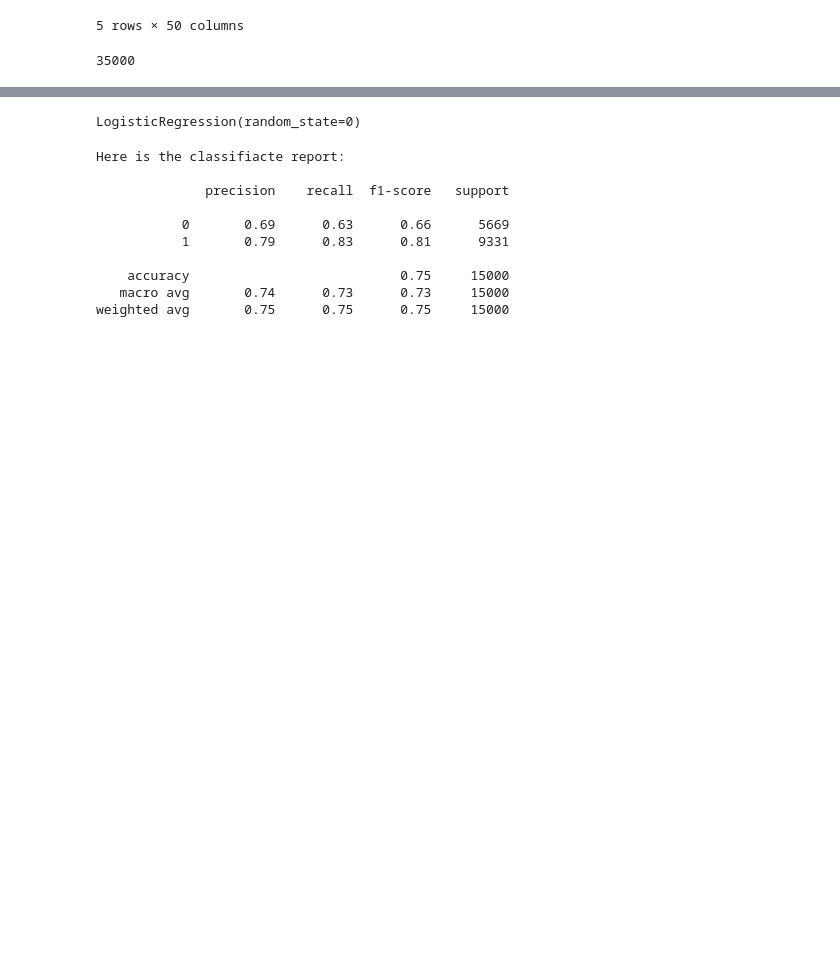
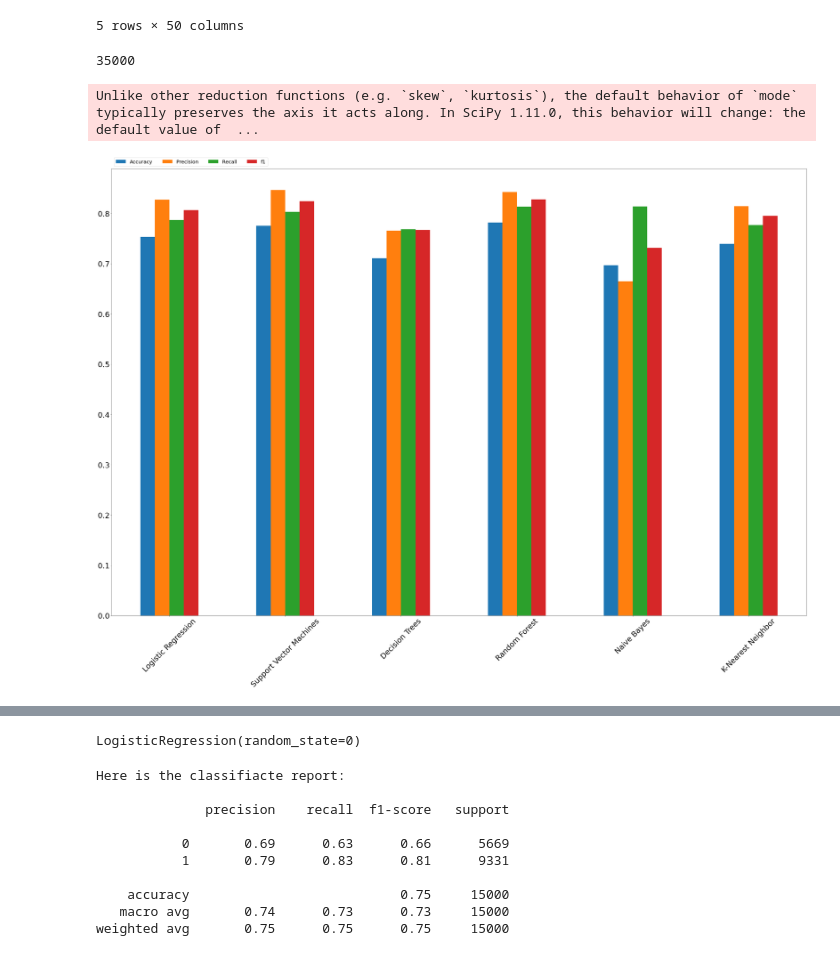
Before and after one commit to abhishekambast/Strategic-Subscription-Projection, a Jupyter notebook: Customers_subscription.ipynb, the cells around one changed output, grey strips where cells are left out. Saved outputs shown, nothing was run; the diff lists cells and outputs as text; code cells hidden in the pictures; blank space fills up the shorter version.

```diff
--- a/Customers_subscription.ipynb
+++ b/Customers_subscription.ipynb
@@ -471,3 +471,67 @@ sc=StandardScaler()
 X_train2=pd.DataFrame(sc.fit_transform(X_train)) #sc return a numpy array
 # %%
 X_test2=pd.DataFrame(sc.transform(X_test))
+# %%
+from sklearn.metrics import f1_score,accuracy_score,precision_score,recall_score
+models = {}
+
+# Logistic Regression
+from sklearn.linear_model import LogisticRegression
+models['Logistic Regression'] = LogisticRegression()
+
+
+# Support Vector Machines
+from sklearn.svm import SVC
+models['Support Vector Machines'] = SVC()
+
+# Decision Trees
+from sklearn.tree import DecisionTreeClassifier
+models['Decision Trees'] = DecisionTreeClassifier()
+
+# Random Forest
+from sklearn.ensemble import RandomForestClassifier
+models['Random Forest'] = RandomForestClassifier()
+
+# Naive Bayes
+from sklearn.naive_bayes import GaussianNB
+models['Naive Bayes'] = GaussianNB()
+
+# K-Nearest Neighbors
+from sklearn.neighbors import KNeighborsClassifier
+models['K-Nearest Neighbor'] = KNeighborsClassifier()
+from sklearn.metrics import accuracy_score, precision_score, recall_score
+
+accuracy, precision, recall,f1 = {}, {}, {},{}
+
+for key in models.keys():
+
+    # Fit the classifier model
+    models[key].fit(X_train2, y_train)
+
+    # Prediction
+    predictions = models[key].predict(X_test2)
+
+    # Calculate Accuracy, Precision and Recall Metrics
+    accuracy[key] = accuracy_score(predictions, y_test)
+    precision[key] = precision_score(predictions, y_test)
+    recall[key] = recall_score(predictions, y_test)
+    f1[key]=f1_score(predictions,y_test)
+
+
+
+
+
+
+df_check=pd.DataFrame(index=models.keys(),columns=["Accuracy","Precision","Recall","f1"])
+df_check["Accuracy"]=accuracy.values()
+df_check["Precision"]=precision.values()
+df_check["Recall"]=recall.values()
+df_check["f1"]=f1.values()
+
+
+ax  = df_check.plot.bar(rot=45,figsize=(40,30),fontsize=30)
+ax.legend(ncol= len(models.keys()), bbox_to_anchor=(0, 1), loc='lower left', prop={'size': 20})
+plt.tight_layout()
+# %% [output]
+Unlike other reduction functions (e.g. `skew`, `kurtosis`), the default behavior of `mode` typically preserves the axis it acts along. In SciPy 1.11.0, this behavior will change: the default value of  ...
+[figure, added]
```
Also changed, not shown: parts of 8 cells of this notebook.
